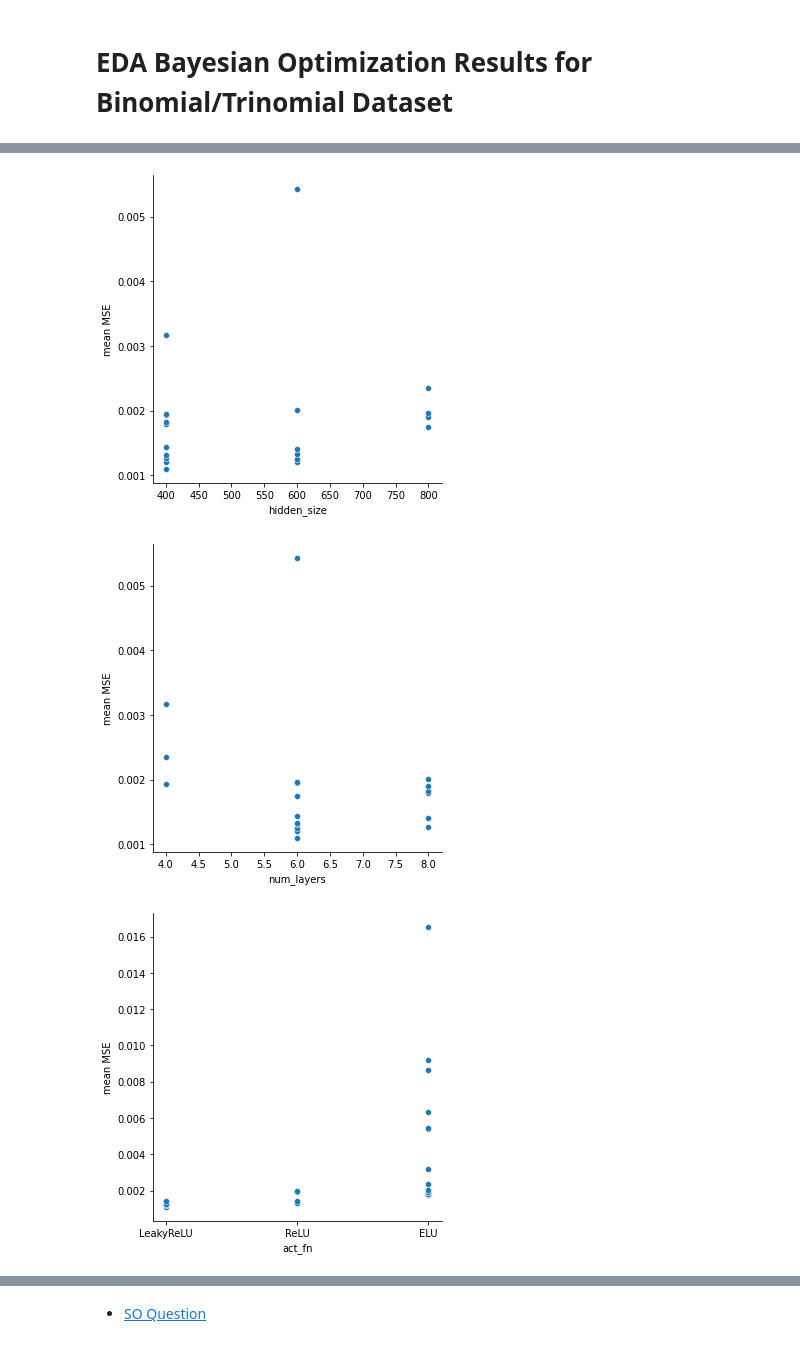
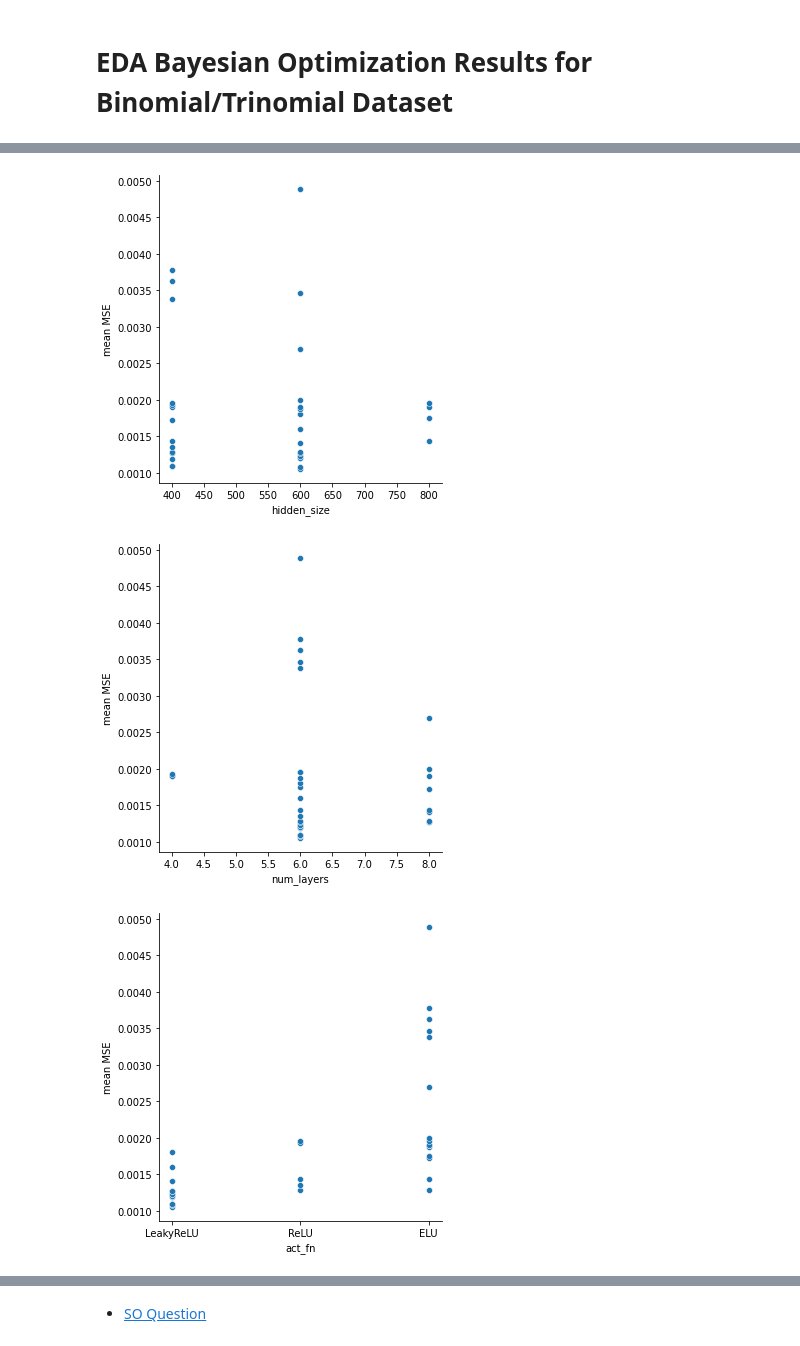
Before and after one commit to paolodelia99/thesis-option-pricing-with-deep-learning, a Jupyter notebook: notebooks/EDA Bin-Trin BO results.ipynb, the cells around one changed output, grey strips where cells are left out. Saved outputs shown, nothing was run; the diff lists cells and outputs as text; code cells hidden in the pictures.

```diff
--- a/notebooks/EDA Bin-Trin BO results.ipynb
+++ b/notebooks/EDA Bin-Trin BO results.ipynb
@@ -63,25 +63,25 @@ plt.show()
 # %%
-sns.relplot(data=res_df[:20], x='hidden_size', y='mean')
+sns.relplot(data=res_df[:35], x='hidden_size', y='mean')
 
 plt.ylabel("mean MSE")
 plt.show()
 # %% [output]
-[figure, old version]
+[figure, new version]
 # %%
-sns.relplot(data=res_df[:20], x='num_layers', y='mean')
+sns.relplot(data=res_df[:35], x='num_layers', y='mean')
 
 plt.ylabel("mean MSE")
 plt.show()
 # %% [output]
-[figure, old version]
+[figure, new version]
 # %%
-sns.relplot(data=res_df[:25], x='act_fn', y='mean')
+sns.relplot(data=res_df[:35], x='act_fn', y='mean')
 
 plt.ylabel("mean MSE")
 plt.savefig('../results/EDA_T_Results_BT/af_mean_scatter.png')
 plt.show()
 # %% [output]
-[figure, old version]
+[figure, new version]
 # %%
 fig, ax = plt.subplots(figsize=(10,8))
 
```
Also changed, not shown: parts of 11 cells of this notebook, 3 other files.
